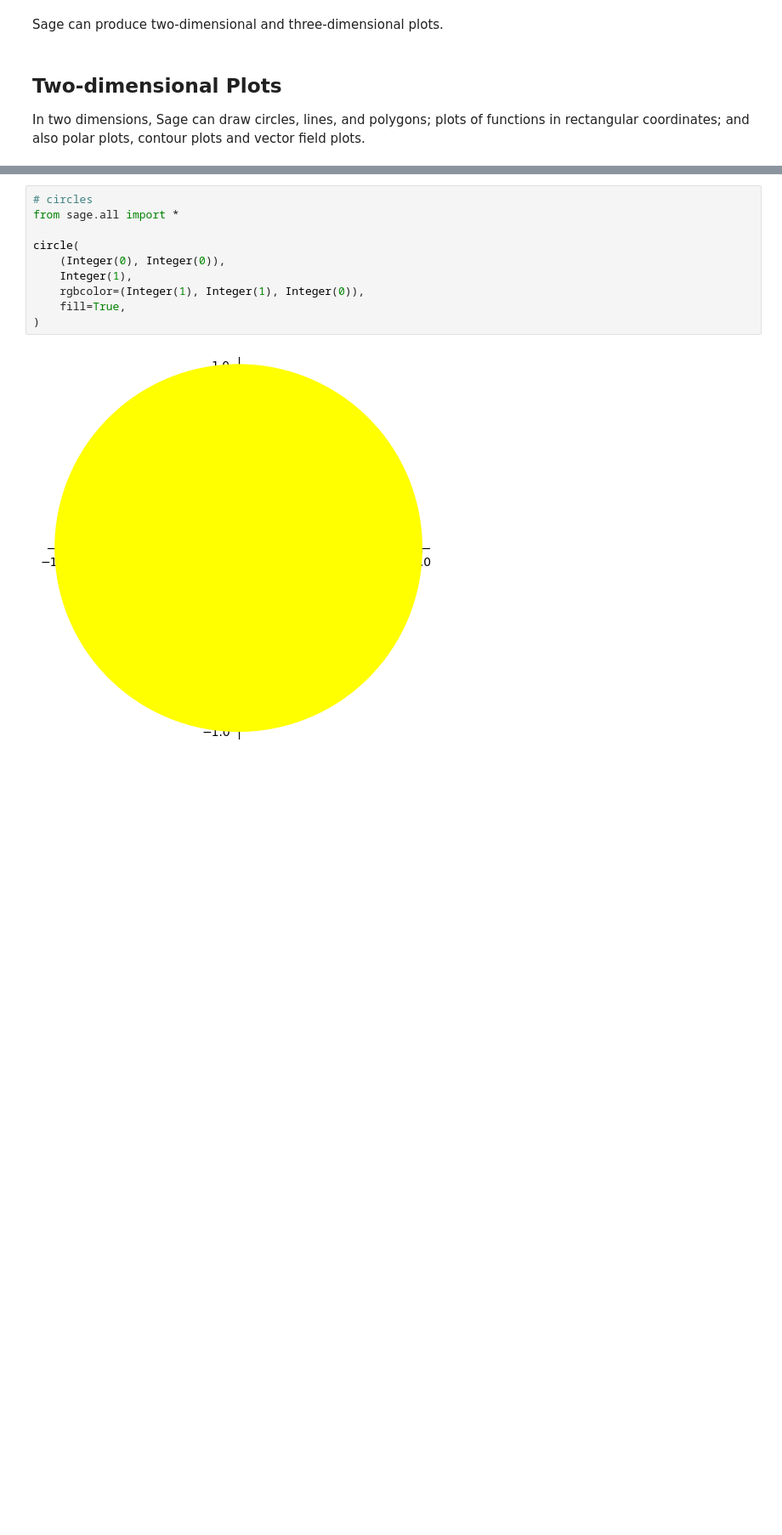
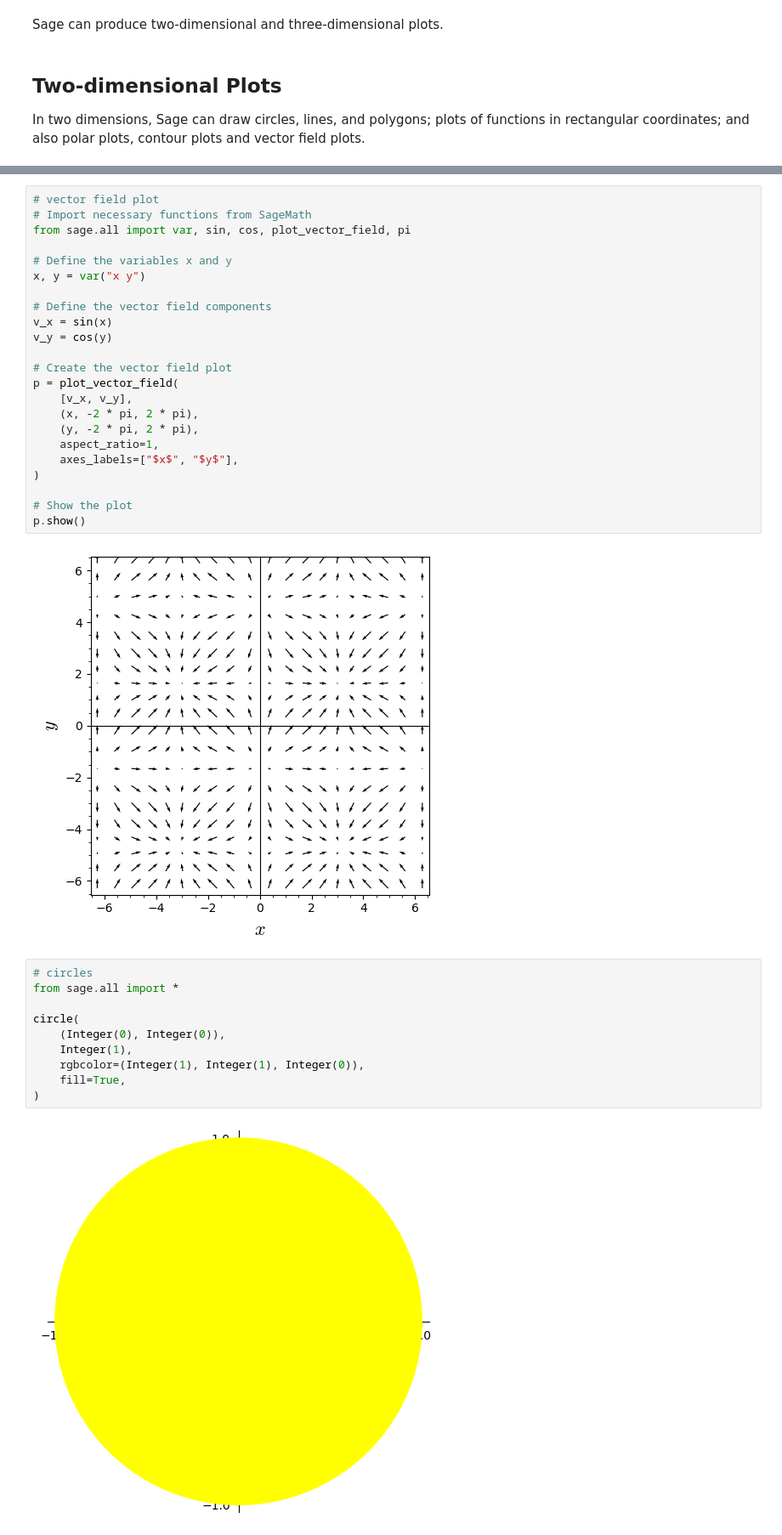
Before and after one commit to jiahaoxiang2000/MATH, a Jupyter notebook: sage/Plotting.ipynb, the cells around one changed output, grey strips where cells are left out. Shown: that part at 85% size. Cells and saved outputs as stored; diff of their text form; blank space fills up the shorter version.

```diff
--- a/sage/Plotting.ipynb
+++ b/sage/Plotting.ipynb
@@ -7,3 +82,28 @@ In two dimensions, Sage can draw circles, lines, and polygons; plots of function
+# %%
+# vector field plot
+# Import necessary functions from SageMath
+from sage.all import var, sin, cos, plot_vector_field, pi
+
+# Define the variables x and y
+x, y = var("x y")
+
+# Define the vector field components
+v_x = sin(x)
+v_y = cos(y)
+
+# Create the vector field plot
+p = plot_vector_field(
+    [v_x, v_y],
+    (x, -2 * pi, 2 * pi),
+    (y, -2 * pi, 2 * pi),
+    aspect_ratio=1,
+    axes_labels=["$x$", "$y$"],
+)
+
+# Show the plot
+p.show()
+# %% [output]
+[figure, added]
 # %%
 # circles
 from sage.all import *
```
Also changed, not shown: parts of 6 cells of this notebook.
